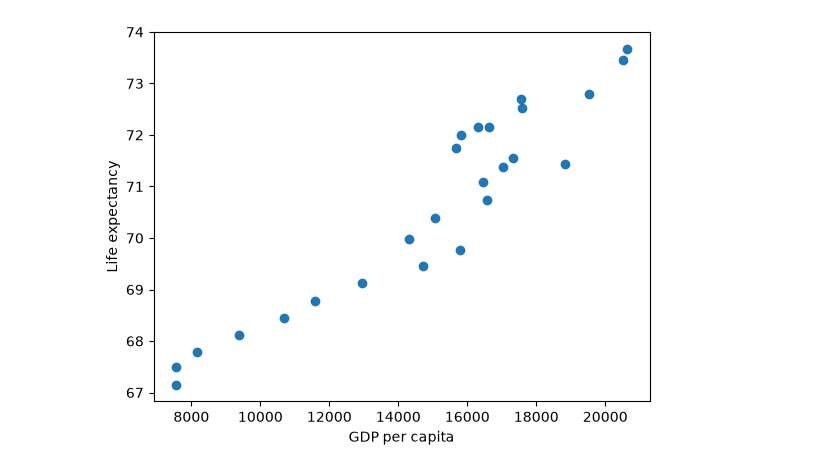
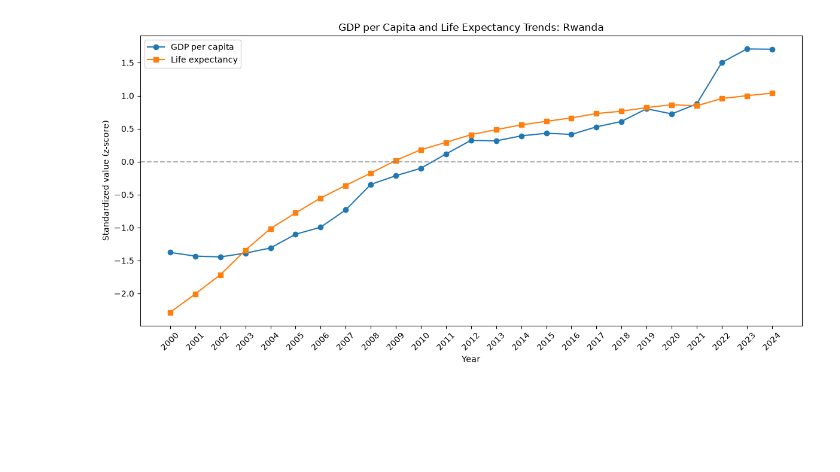
Before and after one commit to AkotoChristine/PDA_Assignment_2-, a Jupyter notebook: eda.ipynb, the cells around one changed output. Cells and saved outputs as stored; diff of their text form; code cells hidden in the pictures; blank space fills up the shorter version.

```diff
--- a/eda.ipynb
+++ b/eda.ipynb
@@ -32,3 +39,7 @@ def clean(filepath):
     data[year_columns] = data[year_columns].astype(float)
 
     return data
+# %%
+# Loading necessary dataset
+df = clean("data/combined_dataset.csv")
+df.head()
@@ -66,12 +188,39 @@ mean_data_transposed.describe()
 # %%
 # Question 5: Within each country, how do changes in GDP per capita relate to changes in life expectancy?
-gdp = mean_data_transposed["GDP per capita (current US$)"]
-leb = mean_data_transposed["Life expectancy at birth, total (years)"]
+# Get the data
+gdp = df[df["series_name"] == "GDP per capita (current US$)"].set_index("country_name")[
+    years
+]
 
-plt.scatter(gdp, leb)
 
-plt.xlabel("GDP per capita")
-plt.ylabel("Life expectancy")
+lifeExp = df[df["series_name"] == "Life expectancy at birth, total (years)"].set_index(
+    "country_name"
+)[years]
+
+country = "Rwanda"
+
+# Select country
+gdp_country = gdp.loc[country]
+life_country = lifeExp.loc[country]
+
+# Standardize within country (z-scores)
+gdp_z = (gdp_country - gdp_country.mean()) / gdp_country.std()
+life_z = (life_country - life_country.mean()) / life_country.std()
+
+# Plot
+plt.figure(figsize=(12, 6))
+
+plt.plot(years, gdp_z, marker="o", label="GDP per capita")
+plt.plot(years, life_z, marker="s", label="Life expectancy")
+
+plt.axhline(0, color="gray", linestyle="--", alpha=0.6)
+
+plt.title(f"GDP per Capita and Life Expectancy Trends: {country}")
+plt.xlabel("Year")
+plt.ylabel("Standardized value (z-score)")
+plt.xticks(rotation=45)
+plt.legend()
+plt.tight_layout()
 plt.show()
 # %% [output]
-[figure, old version]
+[figure, new version]
```
Also changed, not shown: parts of 18 cells of this notebook.
